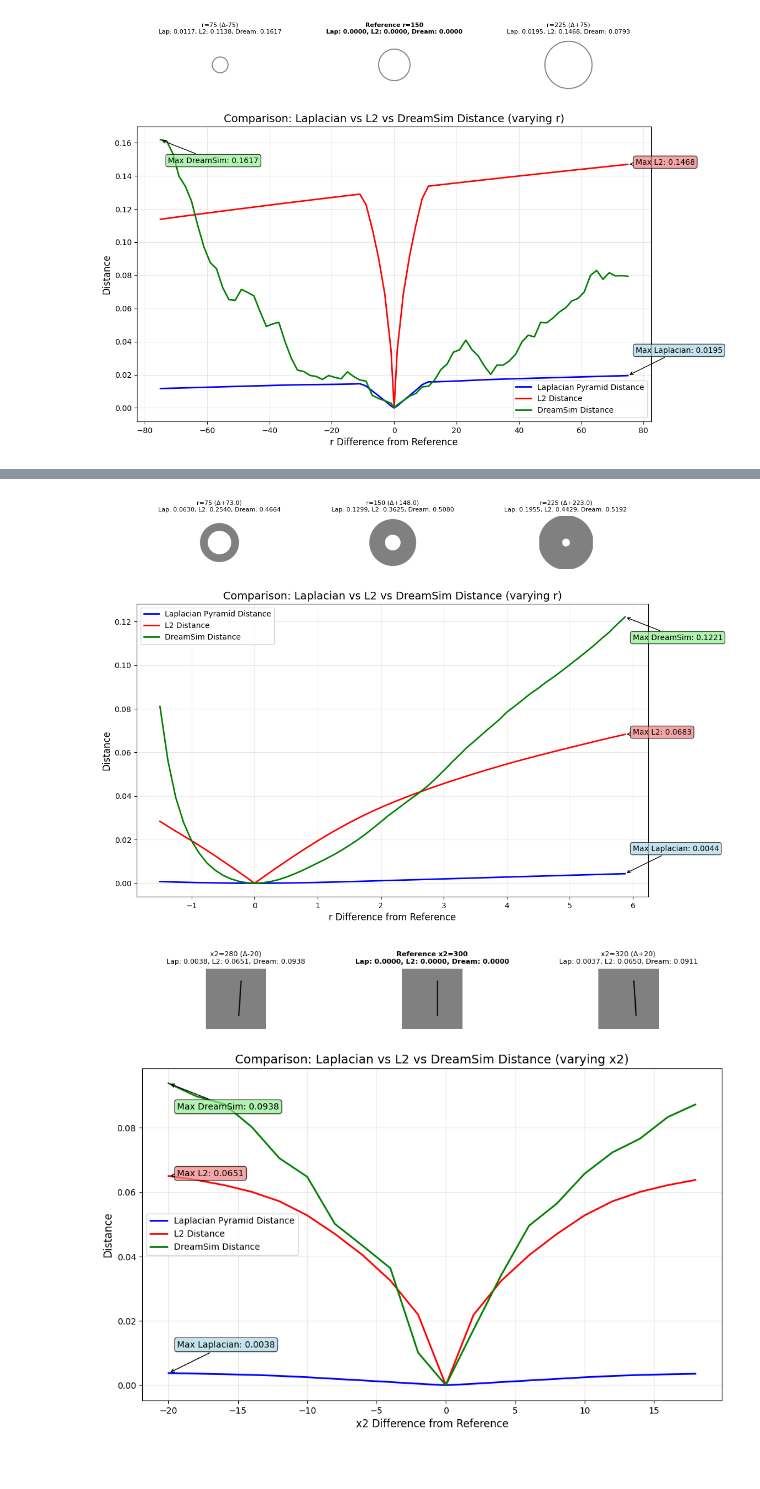
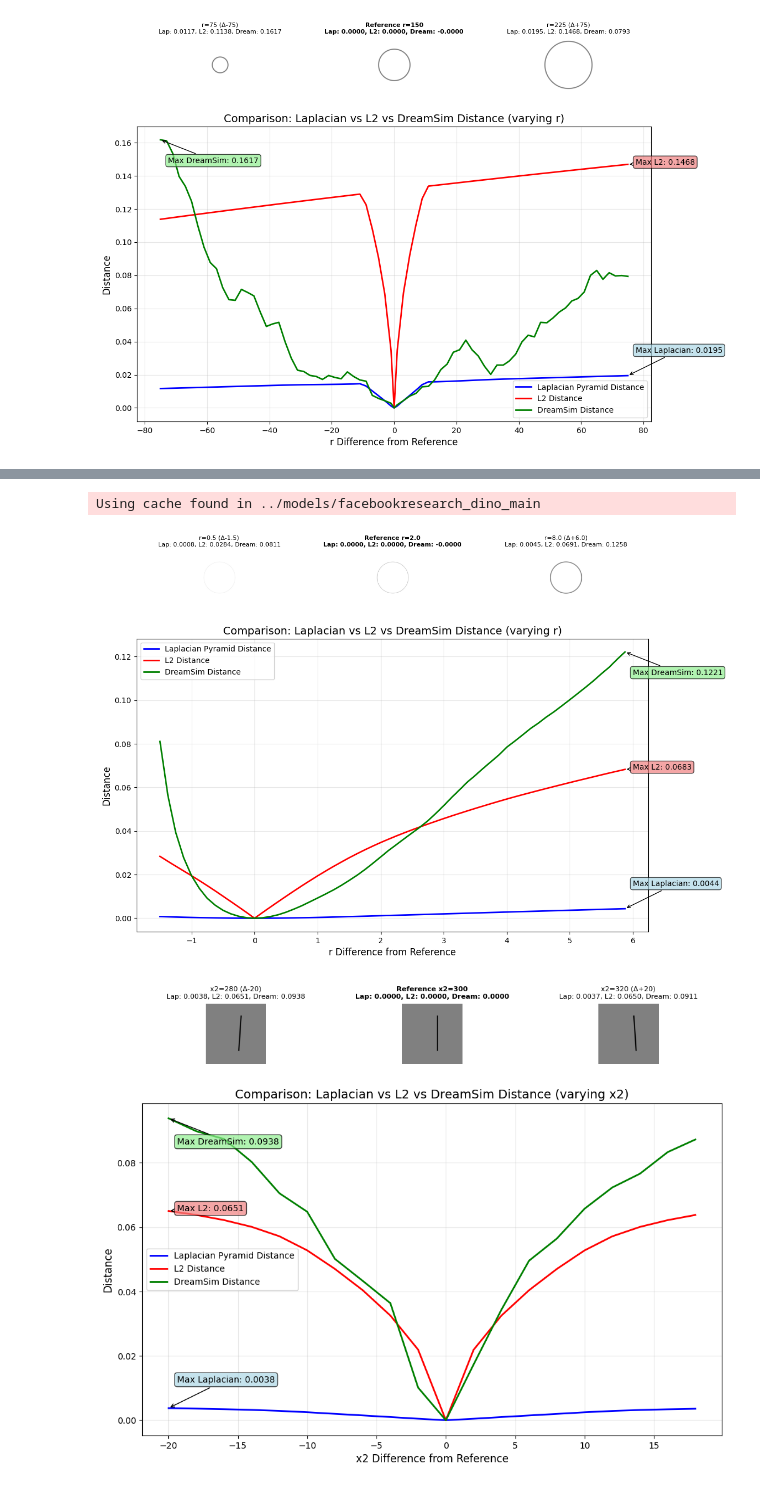
Before and after one commit to darknoon/prefix-rl, a Jupyter notebook: nb/image_distance.ipynb, the cells around one changed output, grey strips where cells are left out. Saved outputs shown, nothing was run; the diff lists cells and outputs as text; code cells hidden in the pictures.

```diff
--- a/nb/image_distance.ipynb
+++ b/nb/image_distance.ipynb
@@ -204,6 +202,6 @@ compare_svg_parameter_distances(
     param_values=np.arange(0.5, 8.0, 0.125),
     reference_value=2.0,
     param_name="r",
-    example_values=[75, 150, 225],
+    example_values=[0.5, 2.0, 8.0],
 )
 # %% [output]
@@ -210,4 +209,5 @@ compare_svg_parameter_distances(
+Using cache found in ../models/facebookresearch_dino_main
-[figure, old version]
+[figure, new version]
 # %%
 compare_svg_parameter_distances(
     shape_func=lambda x: make_line(x1=300, y1=100, x2=x, y2=400, stroke_width=10, background="gray"),
```
Also changed, not shown: parts of 5 cells of this notebook, 1 other file.
